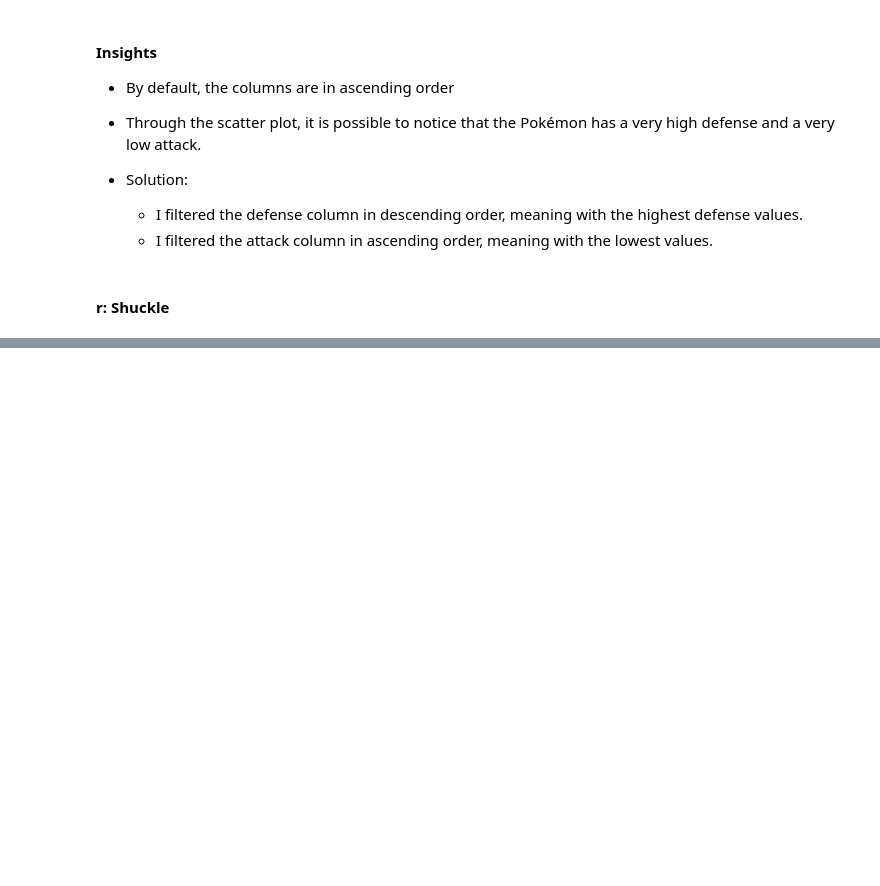
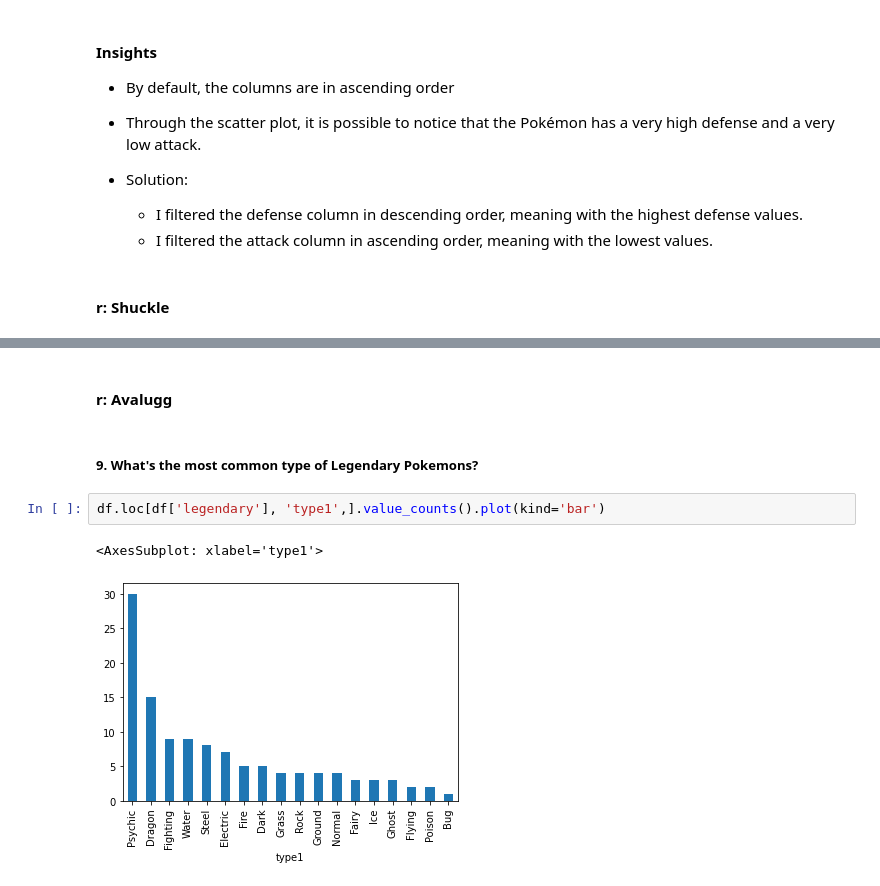
Before and after one commit to MatheusMalta002/Ciencia-de-dados-Pandas, a Jupyter notebook: Filtering_and_sorting/Practicing filtering sorting with Pokemon.ipynb, the cells around one changed output, grey strips where cells are left out. Drawn from its saved outputs; the diff is of its cells as text; blank space fills up the shorter version.

```diff
--- a/Filtering_and_sorting/Practicing filtering sorting with Pokemon.ipynb
+++ b/Filtering_and_sorting/Practicing filtering sorting with Pokemon.ipynb
@@ -228,0 +289,9 @@ df.sort_values(by=['defense', 'attack'], ascending=[False, True]).head()
+# %% [markdown]
+#### r: Avalugg
+# %% [markdown]
+##### 9. What's the most common type of Legendary Pokemons?
+# %%
+df.loc[df['legendary'], 'type1',].value_counts().plot(kind='bar')
+# %% [output]
+<AxesSubplot: xlabel='type1'>
+[figure, added]
```
Also changed, not shown: parts of 17 cells of this notebook.
